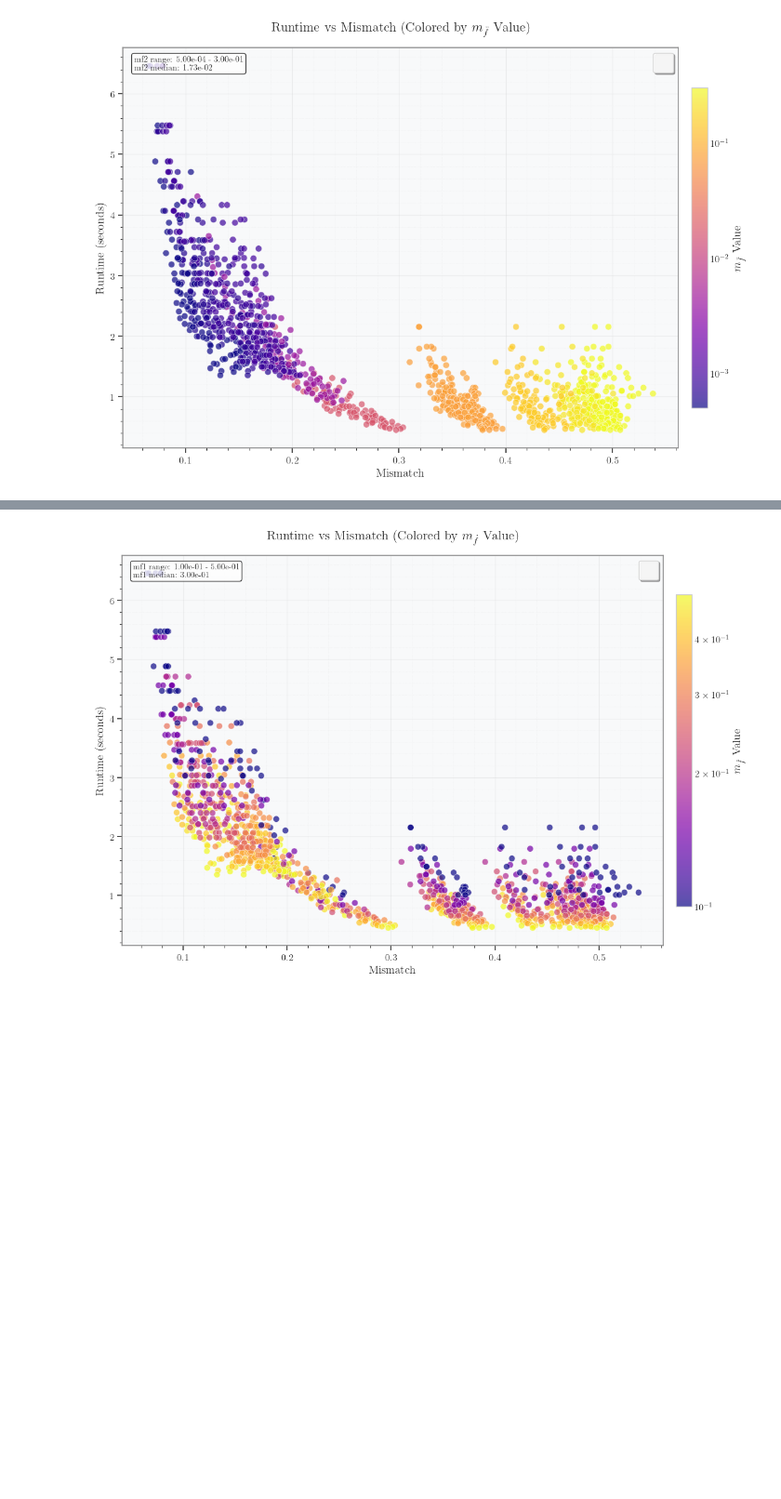
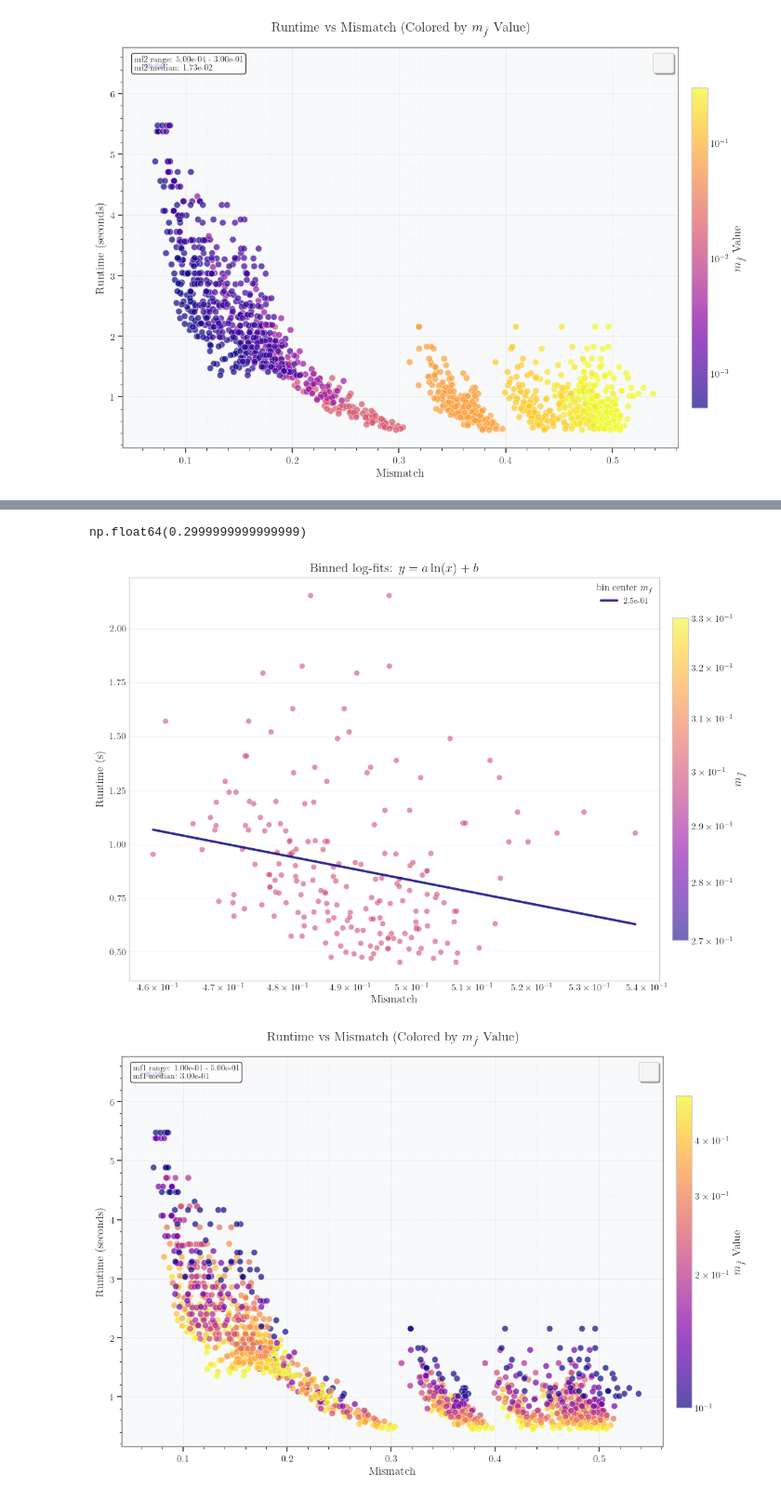
Before and after one commit to Yeqi-Fang/aei-works, a Jupyter notebook: data.ipynb, the cells around one changed output, grey strips where cells are left out. Shown at 93% size. Drawn from its saved outputs; the diff is of its cells as text; code cells hidden in the pictures; blank space fills up the shorter version.

```diff
--- a/data.ipynb
+++ b/data.ipynb
@@ -329,3 +482,12 @@ plt.show()
+# %%
+data_mean[data_mean.mf2 > 0.2].mf2.unique()[1]
+# %% [output]
+np.float64(0.2999999999999999)
+# %%
+manual_edges = [5e-4, 0.07208434, 0.1505, 0.22525, 0.27]
+plot_binned_fits(data_mean[data_mean.mf2 > 0.25], bin_edges=manual_edges)
+# %% [output]
+[figure, added]
 # %%
 import matplotlib.pyplot as plt
 import matplotlib as mpl
```
Also changed, not shown: parts of 1 cell of this notebook, 4 other files.
